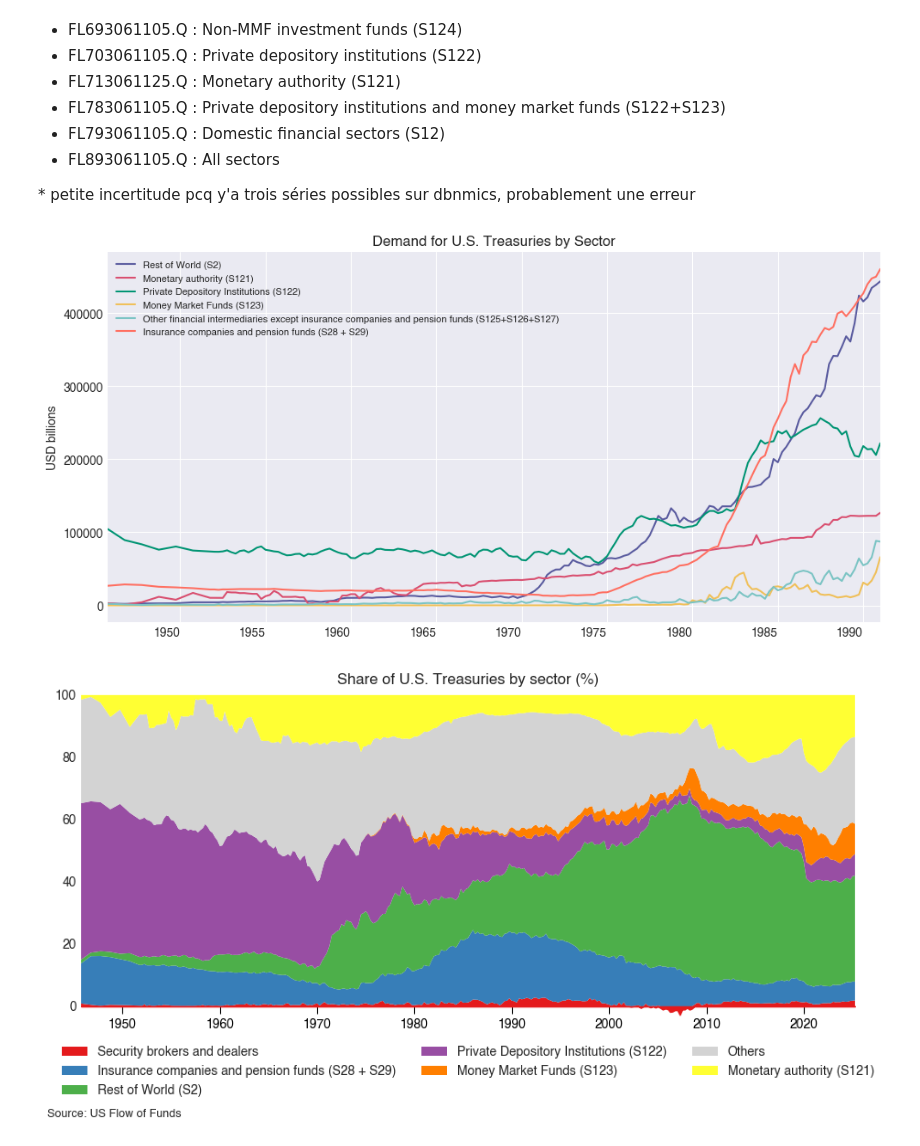
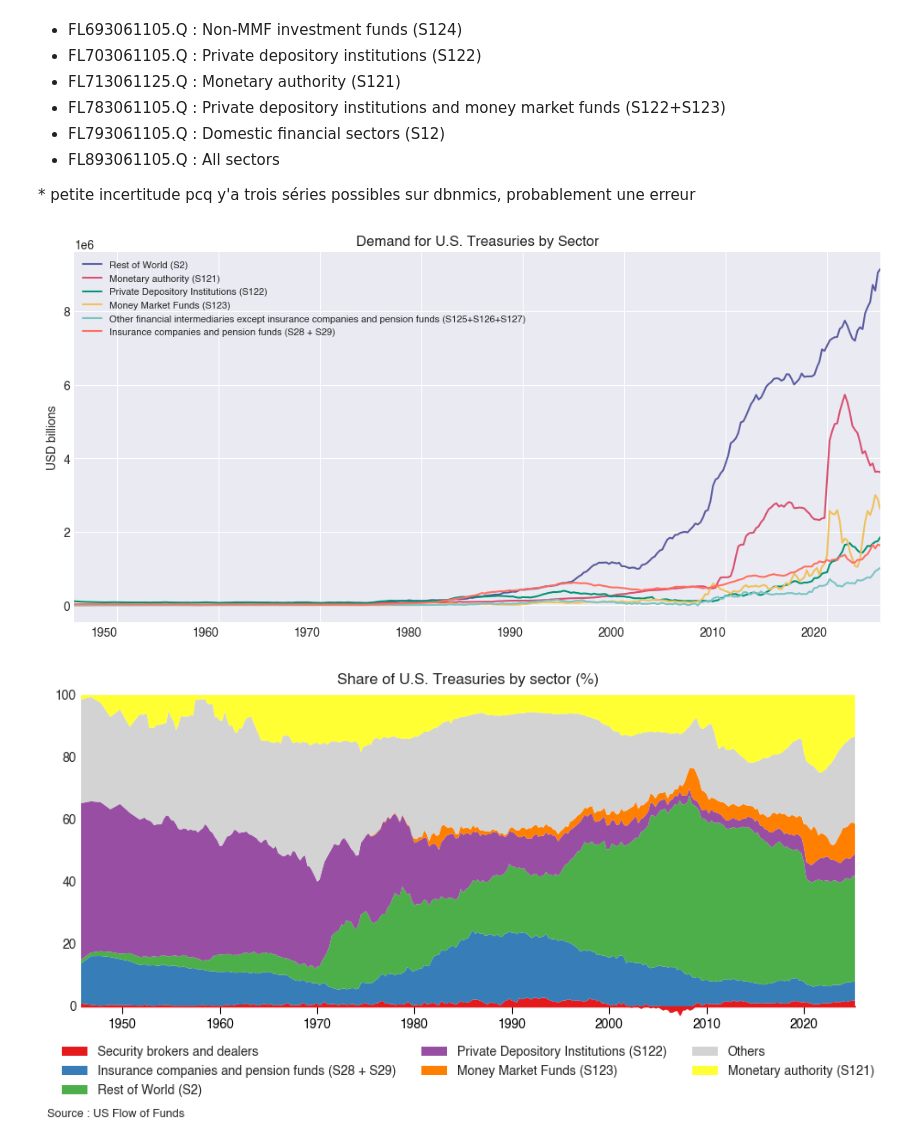
Before and after one commit to miche-quiche/OikopediaCharts, a Jupyter notebook: TreasuryMarketFofData.ipynb, the cells around one changed output. Drawn from its saved outputs; the diff is of its cells as text; code cells hidden in the pictures.

```diff
--- a/TreasuryMarketFofData.ipynb
+++ b/TreasuryMarketFofData.ipynb
@@ -87,33 +87,33 @@ all_sectors = all_sectors.set_index('period')['value']
 # %%
 df1 = df.copy()
 df1["Insurance companies and pension funds (S28 + S29)"] = df1["Insurance companies (S128)"] + df1["Pension Funds (S129)"]
 
 df1 = df1.drop(columns=["Households and non-profit organizations (S14+S15)",
                         "Mutual Funds (S124)", "Nonfinancial business (S11)",
                         "Insurance companies (S128)",
                         "Pension Funds (S129)",
                         "Security brokers and dealers",
                         "Closed-end and exchange-traded funds"])
 df1.index.name = None
 
-start_date = '1945-01-01'
-end_date = '1991-01-01'
-df1 = df1[(df.index >= start_date) & (df.index <= end_date)]
+#start_date = '1945-01-01'
+#end_date = '1991-01-01'
+#df1 = df1[(df.index >= start_date) & (df.index <= end_date)]
 
 # Tracer
 fig, ax = plt.subplots(figsize=(10, 5))
 df1.plot(ax=ax)
 ax.set_title("Demand for U.S. Treasuries by Sector")
 ax.set_ylabel("USD billions")
 #ax.set_yscale('log')
 #ax.set_yscale('symlog', linthresh=10000)
 ax.set_xmargin(0)
 plt.xticks(rotation=0)
 ax.legend(loc="best", fontsize=8)
 plt.tight_layout()
 plt.show()
 # %% [output]
-[figure, old version]
+[figure, new version]
 # %%
 df_prop = df.div(all_sectors, axis=0)
 df_prop = df_prop * 100
```
Also changed, not shown: parts of 2 cells of this notebook.
